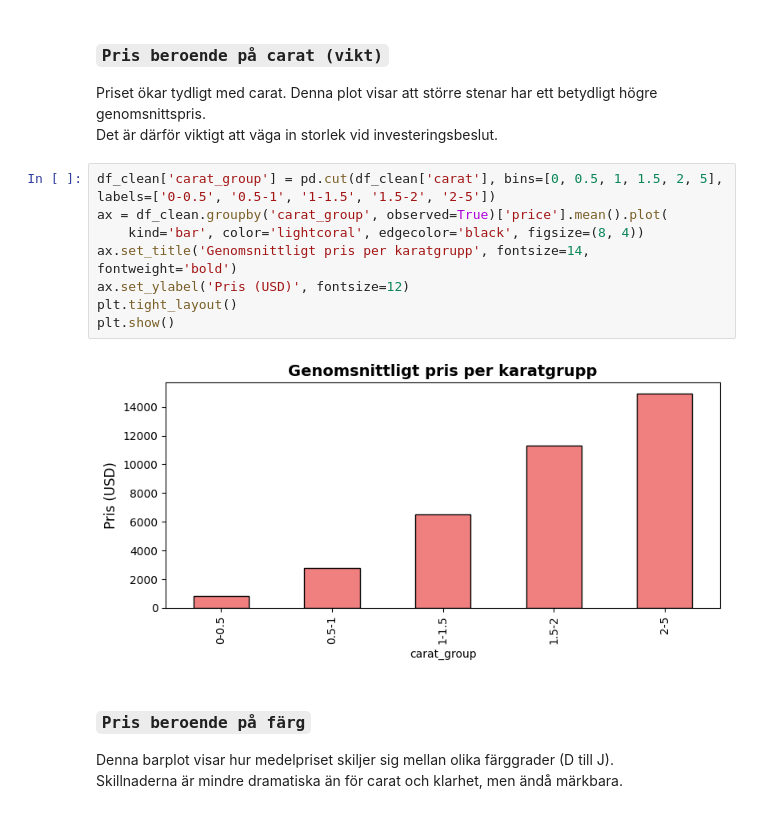
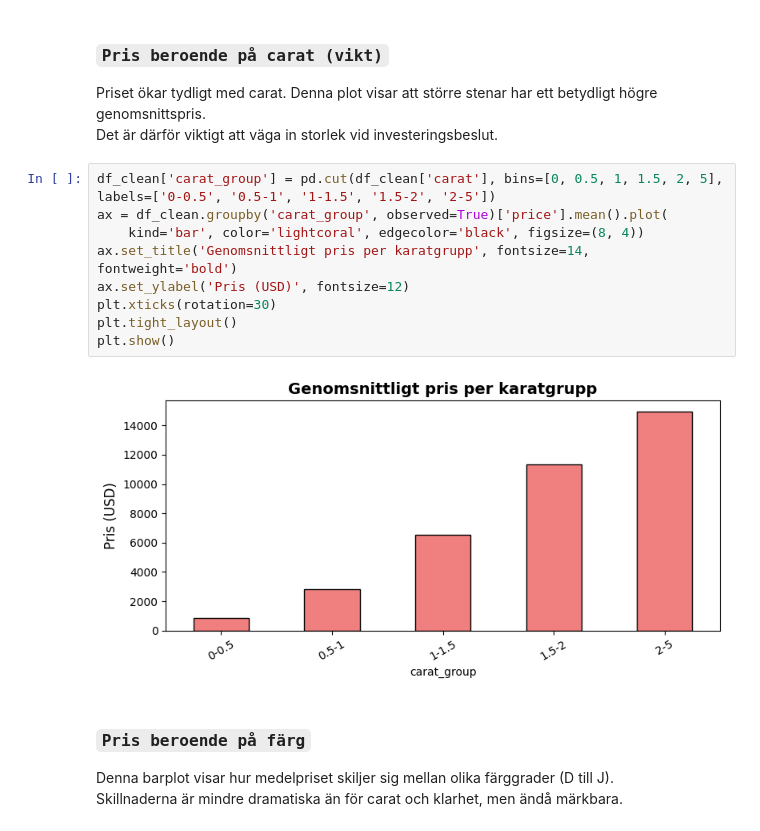
Before and after one commit to ecthelionofthefountain-510/python_kunskapskontroll, a Jupyter notebook: part_2.ipynb, the cells around one changed output. Drawn from its saved outputs; the diff is of its cells as text.

```diff
--- a/part_2.ipynb
+++ b/part_2.ipynb
@@ -174,13 +187,14 @@ Det är därför viktigt att väga in storlek vid investeringsbeslut.
 # %%
 df_clean['carat_group'] = pd.cut(df_clean['carat'], bins=[0, 0.5, 1, 1.5, 2, 5], labels=['0-0.5', '0.5-1', '1-1.5', '1.5-2', '2-5'])
 ax = df_clean.groupby('carat_group', observed=True)['price'].mean().plot(
     kind='bar', color='lightcoral', edgecolor='black', figsize=(8, 4))
 ax.set_title('Genomsnittligt pris per karatgrupp', fontsize=14, fontweight='bold')
 ax.set_ylabel('Pris (USD)', fontsize=12)
+plt.xticks(rotation=30)
 plt.tight_layout()
 plt.show()
 # %% [output]
-[figure, old version]
+[figure, new version]
 # %% [markdown]
 ### `Pris beroende på färg`
 
```
Also changed, not shown: parts of 17 cells of this notebook, 3 other files.
